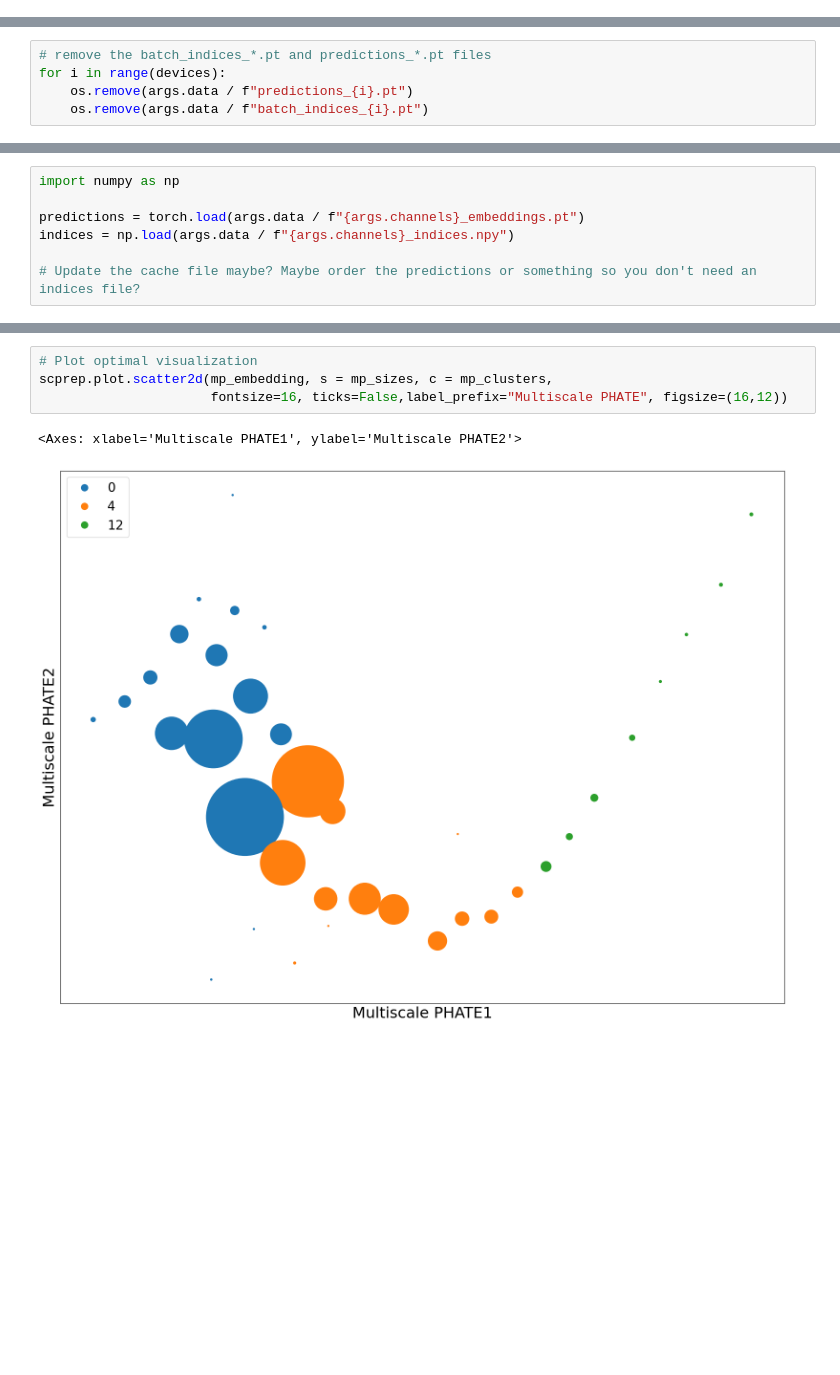
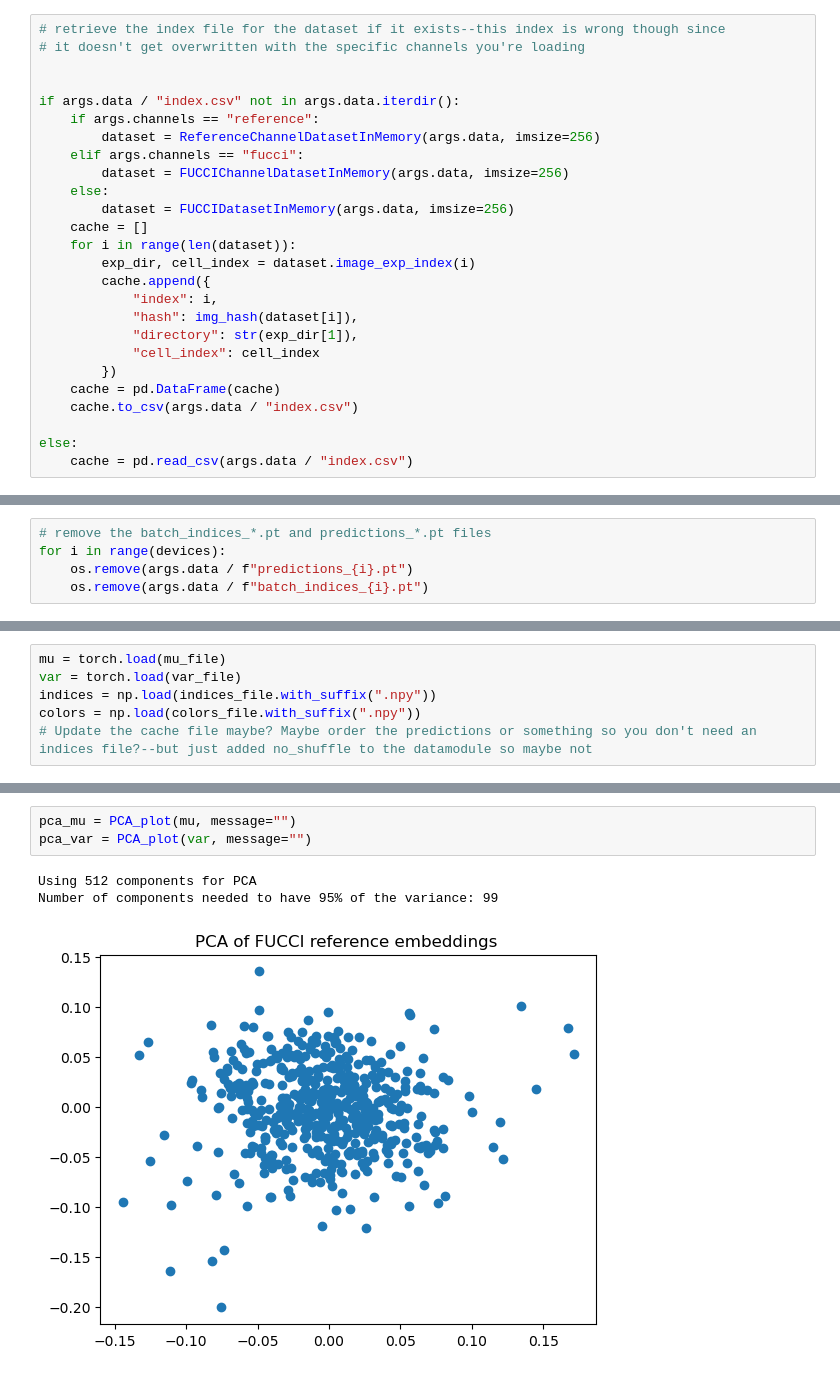
Before and after one commit to ishan-gaur/implicit-cell-model, a Jupyter notebook: embedding.ipynb, the cells around one changed output, grey strips where cells are left out. Cells and saved outputs as stored; diff of their text form; blank space fills up the shorter version.

Commit message:
have it mostly working but found that variance is gigantic

```diff
--- a/embedding.ipynb
+++ b/embedding.ipynb
@@ -81,0 +87,26 @@ else:
+# %%
+# retrieve the index file for the dataset if it exists--this index is wrong though since
+# it doesn't get overwritten with the specific channels you're loading
+
+
+if args.data / "index.csv" not in args.data.iterdir():
+    if args.channels == "reference":
+        dataset = ReferenceChannelDatasetInMemory(args.data, imsize=256)
+    elif args.channels == "fucci":
+        dataset = FUCCIChannelDatasetInMemory(args.data, imsize=256)
+    else:
+        dataset = FUCCIDatasetInMemory(args.data, imsize=256)
+    cache = []
+    for i in range(len(dataset)):
+        exp_dir, cell_index = dataset.image_exp_index(i)
+        cache.append({
+            "index": i,
+            "hash": img_hash(dataset[i]),
+            "directory": str(exp_dir[1]),
+            "cell_index": cell_index
+        })
+    cache = pd.DataFrame(cache)
+    cache.to_csv(args.data / "index.csv")
+
+else:
+    cache = pd.read_csv(args.data / "index.csv")
@@ -219,7 +232,6 @@ for i in range(devices):
 # %%
-import numpy as np
-
-predictions = torch.load(args.data / f"{args.channels}_embeddings.pt")
-indices = np.load(args.data / f"{args.channels}_indices.npy")
-
-# Update the cache file maybe? Maybe order the predictions or something so you don't need an indices file?
+mu = torch.load(mu_file)
+var = torch.load(var_file)
+indices = np.load(indices_file.with_suffix(".npy"))
+colors = np.load(colors_file.with_suffix(".npy"))
+# Update the cache file maybe? Maybe order the predictions or something so you don't need an indices file?--but just added no_shuffle to the datamodule so maybe not
@@ -289,7 +278,7 @@ Identifying salient levels of resolution...
-# %%
-# Plot optimal visualization
-scprep.plot.scatter2d(mp_embedding, s = mp_sizes, c = mp_clusters,
-                      fontsize=16, ticks=False,label_prefix="Multiscale PHATE", figsize=(16,12))
-# %% [output]
-<Axes: xlabel='Multiscale PHATE1', ylabel='Multiscale PHATE2'>
-[figure, removed]
+# %%
+pca_mu = PCA_plot(mu, message="")
+pca_var = PCA_plot(var, message="")
+# %% [output]
+Using 512 components for PCA
+Number of components needed to have 95% of the variance: 99
+[figure, added]
```
Also changed, not shown: parts of 44 cells of this notebook, 2 other files.
